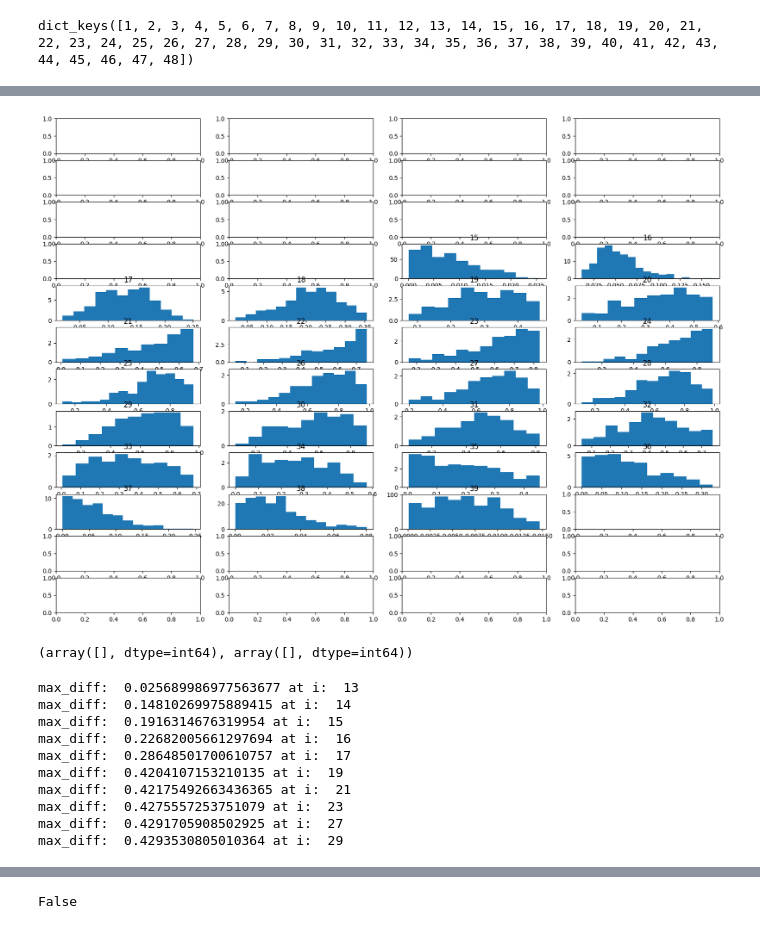
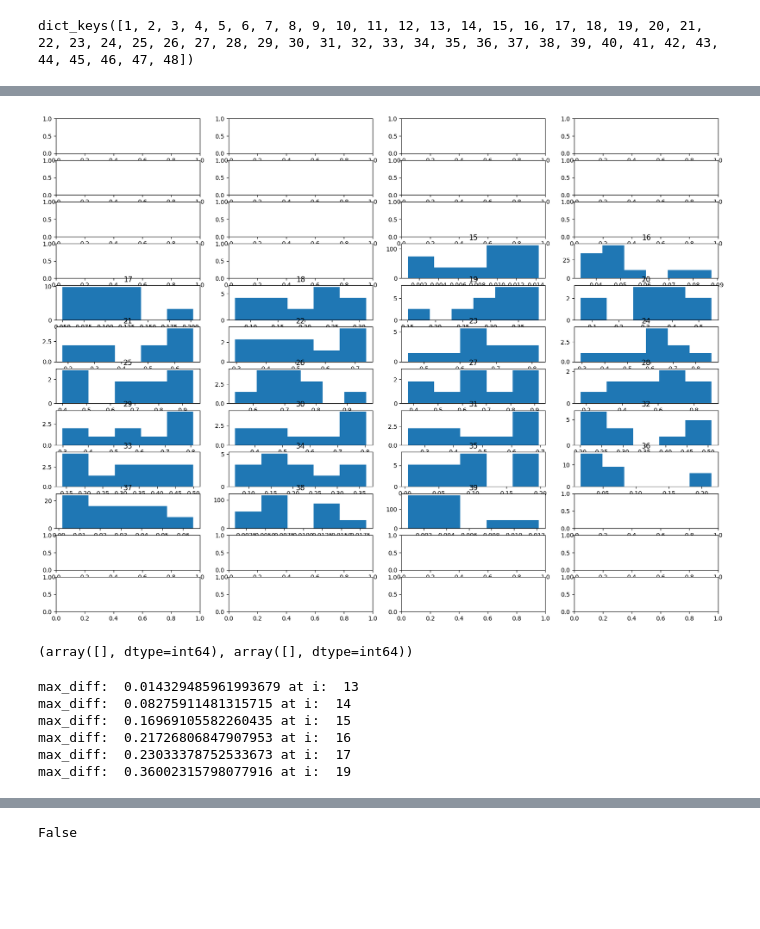
Before and after one commit to jinyi12/Data-driven-Optimization-of-EV-Charging-Coordination, a Jupyter notebook: solar_time.ipynb, the cells around one changed output, grey strips where cells are left out. Drawn from its saved outputs; the diff is of its cells as text; code cells hidden in the pictures; blank space fills up the shorter version.

```diff
--- a/solar_time.ipynb
+++ b/solar_time.ipynb
@@ -120,9 +120,7 @@ T_irradiance = np.array(T_irradiance_list)
 max_diff_dict = {}
 max_diff = 0
 for i in range(47):
-    diff = max(T_irradiance[i+1] - T_irradiance[i])
-    if diff > max_diff:
-        max_diff = diff
-        print("max_diff: ", max_diff, "at i: ", i)
+    max_diff = max(T_irradiance[i+1] - T_irradiance[i])
+    print("max_diff: ", max_diff, "at i: ", i)
     max_diff_dict[i] = max_diff
 # %% [output]
@@ -138,38 +144,38 @@ max_diff:  0.43144774688398846 at i:  25
 # %%
 # for each time interval, use the corresponding distribution to sample 10 points, equivalent to 10 scenario
 # and plot the histogram of the sampled points. Add the samples into a numpy array
-nScenarios = 300
+nScenarios = 10
 scenarios = np.zeros((48, nScenarios)) # 48 time intervals, 100 scenarios
 fig, axes = plt.subplots(12, 4, figsize=(20, 15))
 for i, (name, group) in enumerate(df.groupby("Time")):
     ax = axes[i // 4, i % 4]
     # if the group contains only zeros, skip it
     if group["Ghi Curr Day"].sum() > 0:
         # get the parameters of the fitted distribution
         a, b, loc, scale = fit_dict[name]["params"]
         # sample 10 points from the distribution
         samples = scipy.stats.beta.rvs(a, b, loc, scale, size=nScenarios)
 
         # if the difference in irradiance between previous time step and current timestep is greater than 0.44
         # resample the respective points until the difference is less than 0.44
         while(np.max(samples - scenarios[i-1]) > max_diff_dict[name]):
             # get the indices of the points that need to be resampled
             idx = np.where(samples - scenarios[i-1] > max_diff_dict[name])[0]
             # resample the points
             samples[idx] = scipy.stats.beta.rvs(a, b, loc, scale, size=len(idx))
 
 
         # add the samples to the scenarios array
         scenarios[i] = samples
         # plot the histogram of the sampled points
         ax.hist(samples, bins='auto', density=True)
         ax.set_title(name)
     else:
         # sample zeros instead
         samples = np.zeros(nScenarios)
         scenarios[i] = samples
 # %% [output]
-[figure, old version]
+[figure, new version]
 # %%
 # check which column has negative values
 np.where(scenarios < 0)
@@ -184,16 +190,12 @@ for i in range(47):
         max_diff = diff
         print("max_diff: ", max_diff, "at i: ", i)
 # %% [output]
-max_diff:  0.025689986977563677 at i:  13
-max_diff:  0.14810269975889415 at i:  14
-max_diff:  0.1916314676319954 at i:  15
-max_diff:  0.22682005661297694 at i:  16
-max_diff:  0.28648501700610757 at i:  17
-max_diff:  0.4204107153210135 at i:  19
-max_diff:  0.42175492663436365 at i:  21
-max_diff:  0.4275557253751079 at i:  23
-max_diff:  0.4291705908502925 at i:  27
-max_diff:  0.4293530805010364 at i:  29
+max_diff:  0.014329485961993679 at i:  13
+max_diff:  0.08275911481315715 at i:  14
+max_diff:  0.16969105582260435 at i:  15
+max_diff:  0.21726806847907953 at i:  16
+max_diff:  0.23033378752533673 at i:  17
+max_diff:  0.36002315798077916 at i:  19
 # %%
 # plot the 10 scenarios
 plt.plot(scenarios)
```
Also changed, not shown: parts of 2 cells of this notebook, 4 other files.
